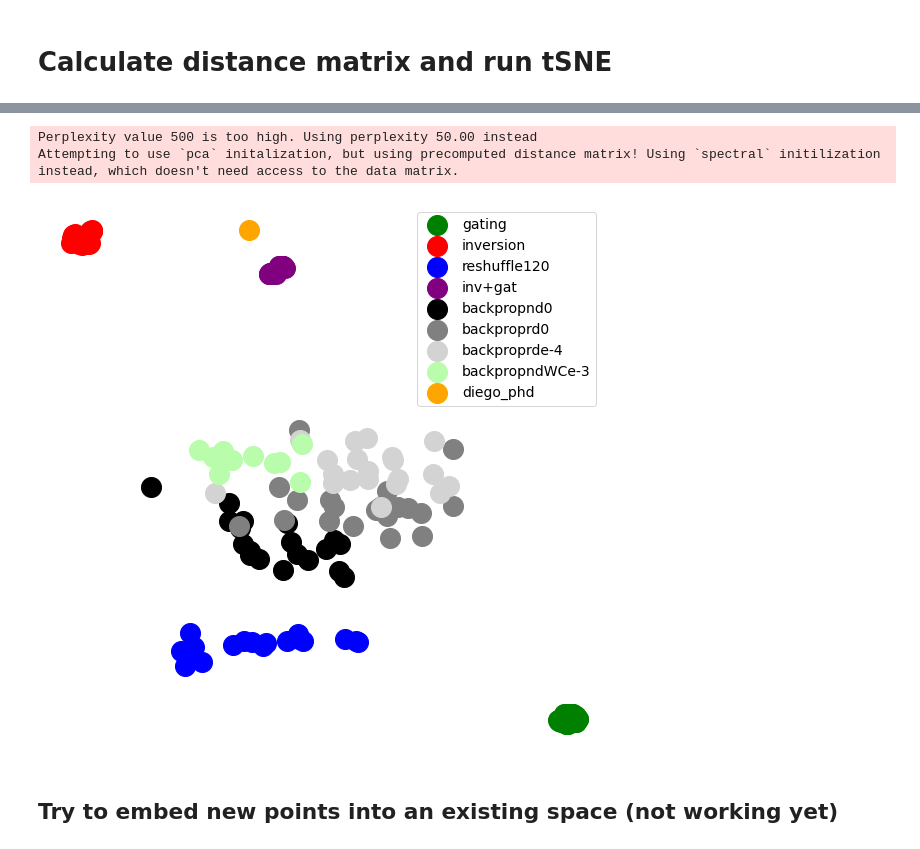
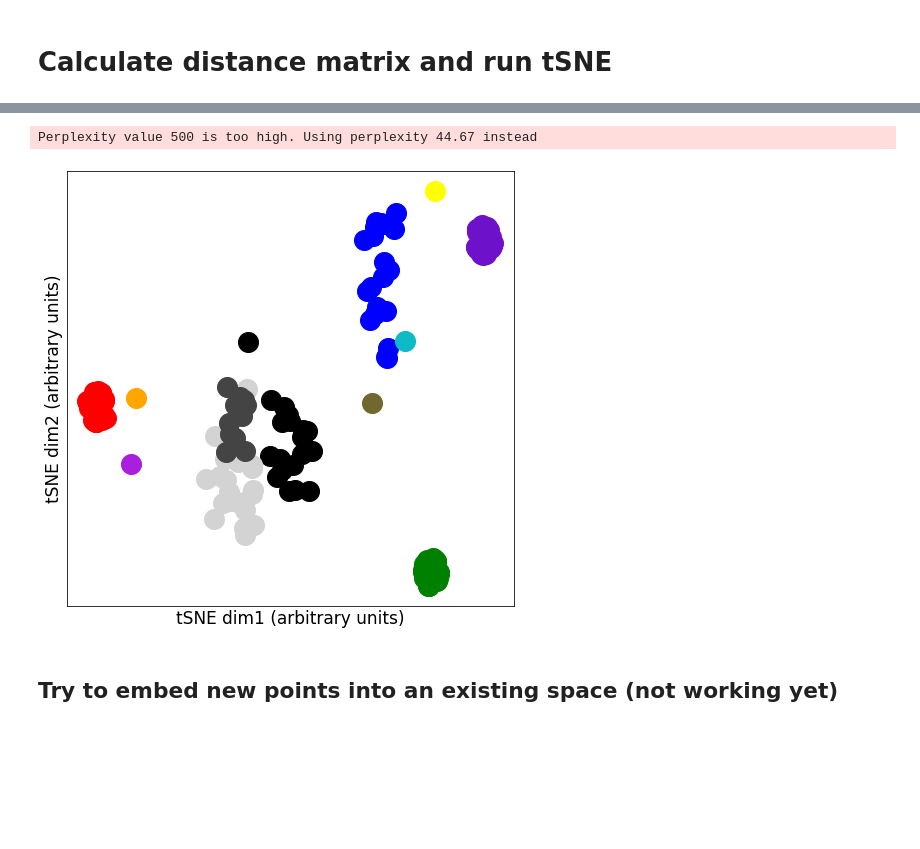
Before and after one commit to azaho/ccn_story3, a Jupyter notebook: netdist.ipynb, the cells around one changed output, grey strips where cells are left out. Cells and saved outputs as stored; diff of their text form; code cells hidden in the pictures; blank space fills up the shorter version.

Commit message:
backprop changes

```diff
--- a/netdist.ipynb
+++ b/netdist.ipynb
@@ -196,7 +228,7 @@ for network_name, network in all_networks.items():
             total_time = delay0+delay2+input_time+100
             t_cue_from = delay0
             t_cue_to = delay0+input_time
-            t_d_from = delay0+input_time
+            t_d_from = delay0+input_time+20  # remove first 200 ms of delay
             t_d_to = delay0+input_time+delay1
 
             model_parameterupdate = network['metadatas'][j]['hyperparameters']['train_for_steps']
@@ -286,31 +341,39 @@ plt.show()
+# %%
+all_networks['backpropnd0likeccn']['color'] = 'purple'
 # %%
 import openTSNE
 tsne = openTSNE.TSNE(
     perplexity=500,  # always use maximum possible perplexity, to preserve global structure
     metric='precomputed',
-    verbose=False
+    verbose=False,
+    initialization='spectral',
 )
 
-include = "gating,inversion,reshuffle120,inv+gat,backpropnd0,backproprd0,backproprde-4,backpropndWCe-3,diego_phd".split(',')
+include = "gating,inversion,reshuffle120,backpropnd0,backproprde-4,backpropndWCe-3,notricks,diego_phd_mst,diego_phd_pfc,diego_new_mst,diego_new_pfc,cheng_pfc".split(',')
+#include = "gating,inversion,reshuffle120,inv+gat,backpropnd0,notricks".split(',')
+#include = "gating,inversion,reshuffle120,inv+gat,backpropnd0".split(',')
 ids = np.concatenate([all_networks[name]['ids'] for name in include])
 embedding = tsne.fit(dist[ids, :][:, ids])
-fig = plt.figure(figsize=(10, 10))
-plt.rc('font', **{'family': 'DejaVu Sans', 'weight': 'normal', 'size': 14})
+fig = plt.figure(figsize=(8, 8))
+plt.rc('font', **{'family': 'DejaVu Sans', 'weight': 'normal', 'size': 17})
 i = 0
 for name, network in all_networks.items():
     if name not in include: continue
     n = len(network['ids'])
     plt.scatter(embedding[i:i+n, 0], embedding[i:i+n, 1], 400, color=network['color'], label=name)
     i += n
-plt.xlabel("openTSNE dim1")
-plt.ylabel("openTSNE dim2")
-plt.legend()
-plt.gca().axis('off')
-plt.show()#plt.savefig("ccn_opentsne.pdf", bbox_inches = 'tight')
+plt.xlabel("tSNE dim1 (arbitrary units)")
+plt.ylabel("tSNE dim2 (arbitrary units)")
+plt.xticks([])
+plt.yticks([])
+#plt.xlim(-8, 8)
+#plt.ylim(-6, 3)
+#plt.legend()
+#plt.gca().axis('off')
+plt.savefig("tSNE.pdf", bbox_inches = 'tight')
 # %% [output]
-Perplexity value 500 is too high. Using perplexity 50.00 instead
-Attempting to use `pca` initalization, but using precomputed distance matrix! Using `spectral` initilization instead, which doesn't need access to the data matrix.
+Perplexity value 500 is too high. Using perplexity 44.67 instead
-[figure, old version]
+[figure, new version]
 # %% [markdown]
 ## Try to embed new points into an existing space (not working yet)
 # %%
```
Also changed, not shown: parts of 15 cells of this notebook, 6 other files.
